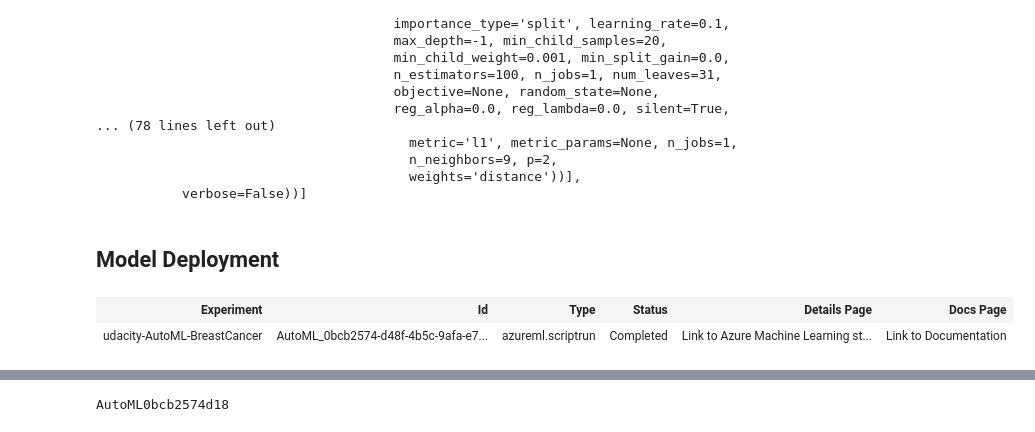
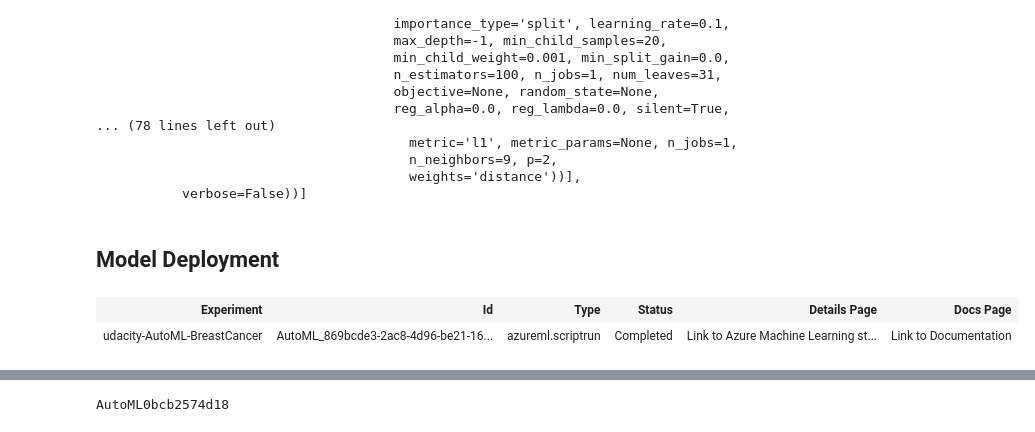
Before and after one commit to mayerantoine/breast_cancer_classification, a Jupyter notebook: automl.ipynb, the cells around one changed output, grey strips where cells are left out. Drawn from its saved outputs; the diff is of its cells as text; code cells hidden in the pictures.

```diff
--- a/automl.ipynb
+++ b/automl.ipynb
@@ -291,13 +291,12 @@ fitted_model.steps[1][1].estimators
 ## Model Deployment
 # %%
 from azureml.train.automl.run import AutoMLRun
-#run_id = 'AutoML_5a5e4e69-fad5-4caa-b924-2e6698c40960'
-run_id = 'AutoML_0bcb2574-d48f-4b5c-9afa-e7dae19237fc_18'
+run_id = 'AutoML_869bcde3-2ac8-4d96-be21-16a61f99d58f_14'
 automl_training_run = AutoMLRun(exp,run_id)
 automl_training_run
 # %% [output]
 | Experiment | Id | Type | Status | Details Page | Docs Page |
-| udacity-AutoML-BreastCancer | AutoML_0bcb2574-d48f-4b5c-9afa-e7... | azureml.scriptrun | Completed | Link to Azure Machine Learning st... | Link to Documentation |
+| udacity-AutoML-BreastCancer | AutoML_869bcde3-2ac8-4d96-be21-16... | azureml.scriptrun | Completed | Link to Azure Machine Learning st... | Link to Documentation |
 # %%
 model_name  = best_run.properties['model_name']
 model_name
```
Also changed, not shown: parts of 1 cell of this notebook, 6 other files.
